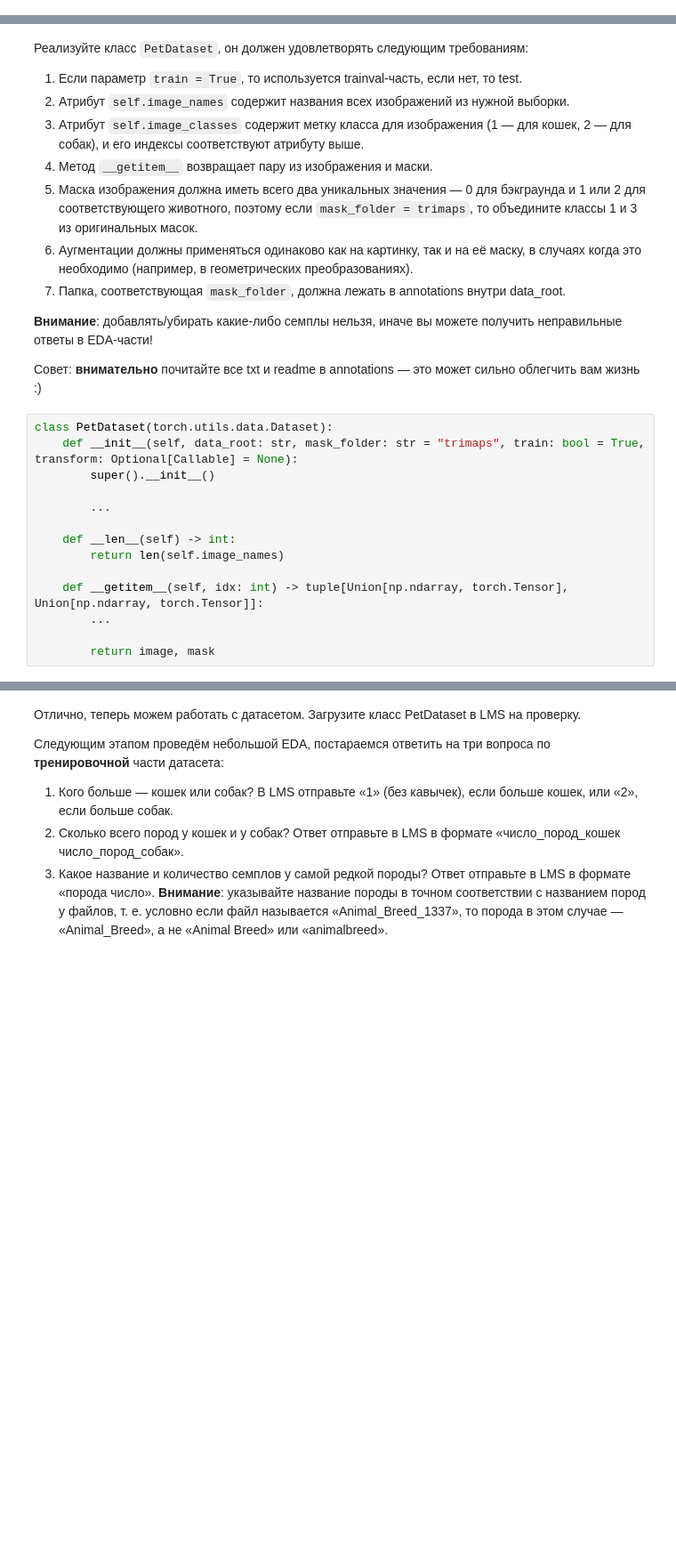
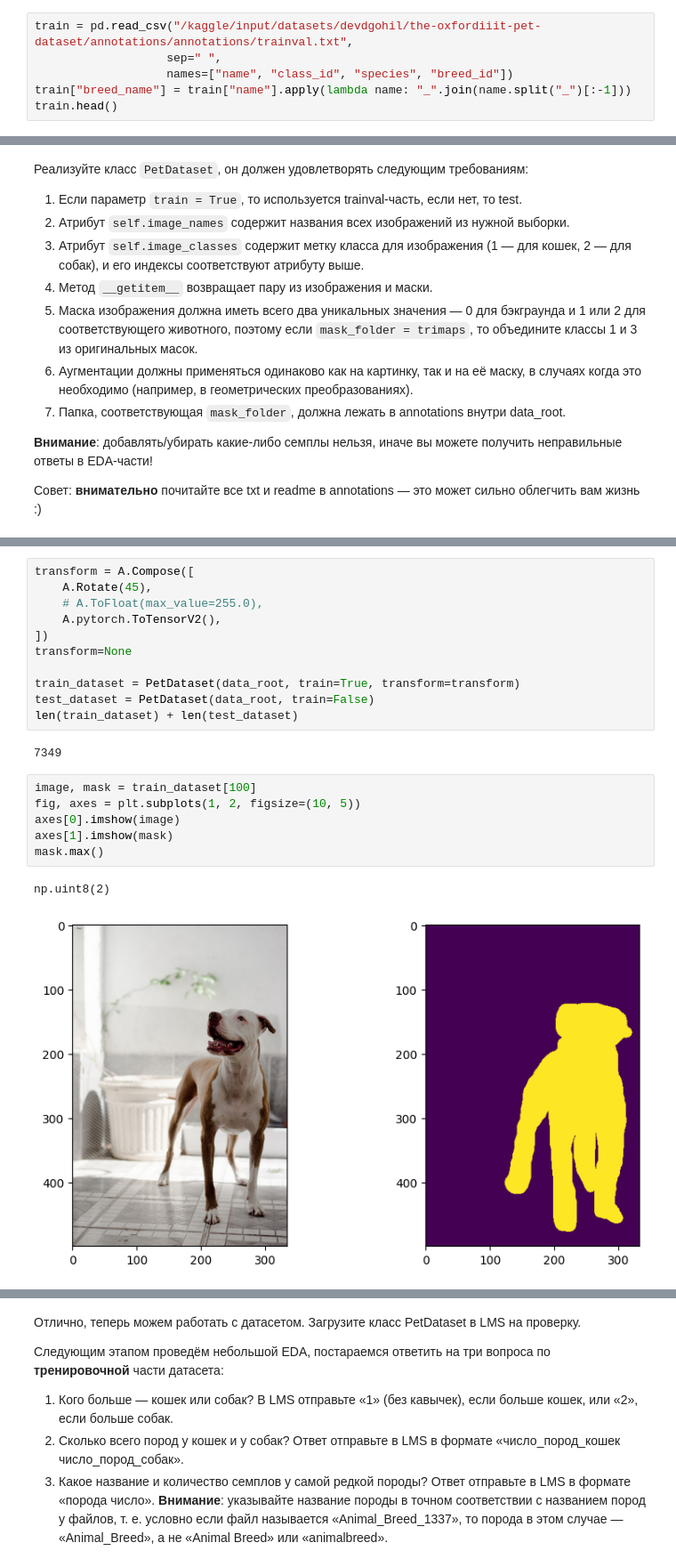
Before and after one commit to AndreyKurdyubov/Karpov.courses_DL, a Jupyter notebook: CV/Lesson_5/CV_hw5_student.ipynb, the cells around one changed output, grey strips where cells are left out. Shown at 89% size. Saved outputs shown, nothing was run; the diff lists cells and outputs as text; blank space fills up the shorter version.

```diff
--- a/CV/Lesson_5/CV_hw5_student.ipynb
+++ b/CV/Lesson_5/CV_hw5_student.ipynb
@@ -38,0 +202,6 @@ data_root = ... # путь до папки с данными
+# %%
+train = pd.read_csv("/kaggle/input/datasets/devdgohil/the-oxfordiiit-pet-dataset/annotations/annotations/trainval.txt",
+                   sep=" ",
+                   names=["name", "class_id", "species", "breed_id"])
+train["breed_name"] = train["name"].apply(lambda name: "_".join(name.split("_")[:-1]))
+train.head()
@@ -49,17 +294,3 @@ data_root = ... # путь до папки с данными
 **Внимание**: добавлять/убирать какие-либо семплы нельзя, иначе вы можете получить неправильные ответы в EDA-части!
 
 Совет: **внимательно** почитайте все txt и readme в annotations — это может сильно облегчить вам жизнь :)
-# %%
-class PetDataset(torch.utils.data.Dataset):
-    def __init__(self, data_root: str, mask_folder: str = "trimaps", train: bool = True, transform: Optional[Callable] = None):
-        super().__init__()
-
-        ...
-
-    def __len__(self) -> int:
-        return len(self.image_names)
-
-    def __getitem__(self, idx: int) -> tuple[Union[np.ndarray, torch.Tensor], Union[np.ndarray, torch.Tensor]]:
-        ...
-
-        return image, mask
@@ -67,0 +335,22 @@ dataset = PetDataset(data_root)
+# %%
+transform = A.Compose([
+    A.Rotate(45),
+    # A.ToFloat(max_value=255.0),
+    A.pytorch.ToTensorV2(),
+])
+transform=None
+
+train_dataset = PetDataset(data_root, train=True, transform=transform)
+test_dataset = PetDataset(data_root, train=False)
+len(train_dataset) + len(test_dataset)
+# %% [output]
+7349
+# %%
+image, mask = train_dataset[100]
+fig, axes = plt.subplots(1, 2, figsize=(10, 5))
+axes[0].imshow(image)
+axes[1].imshow(mask)
+mask.max()
+# %% [output]
+np.uint8(2)
+[figure, added]
```
Also changed, not shown: parts of 44 cells of this notebook.
